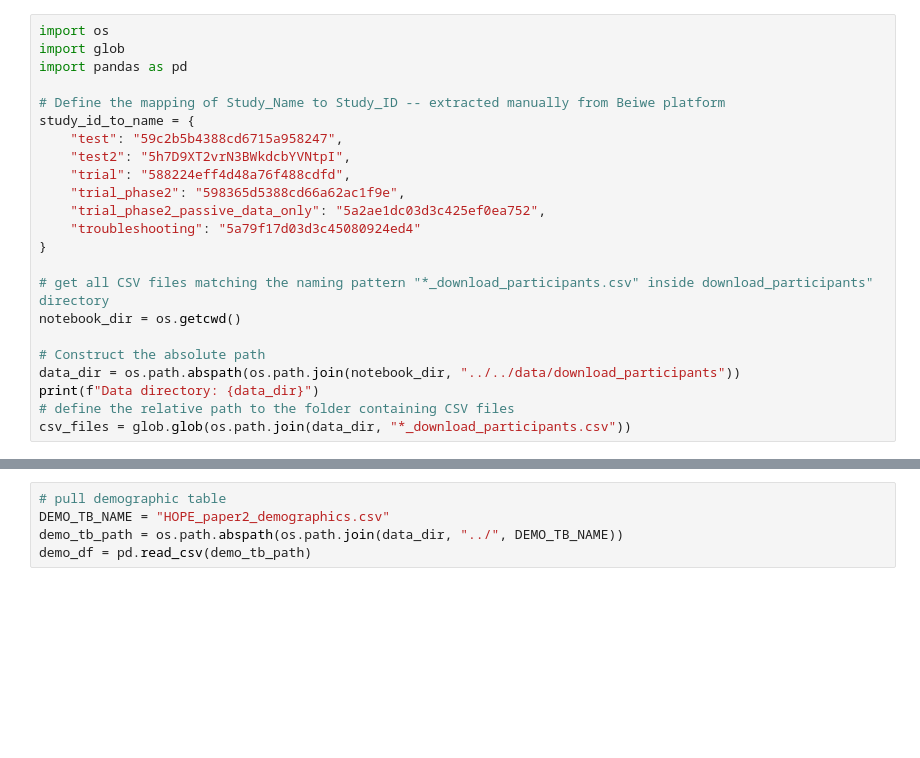
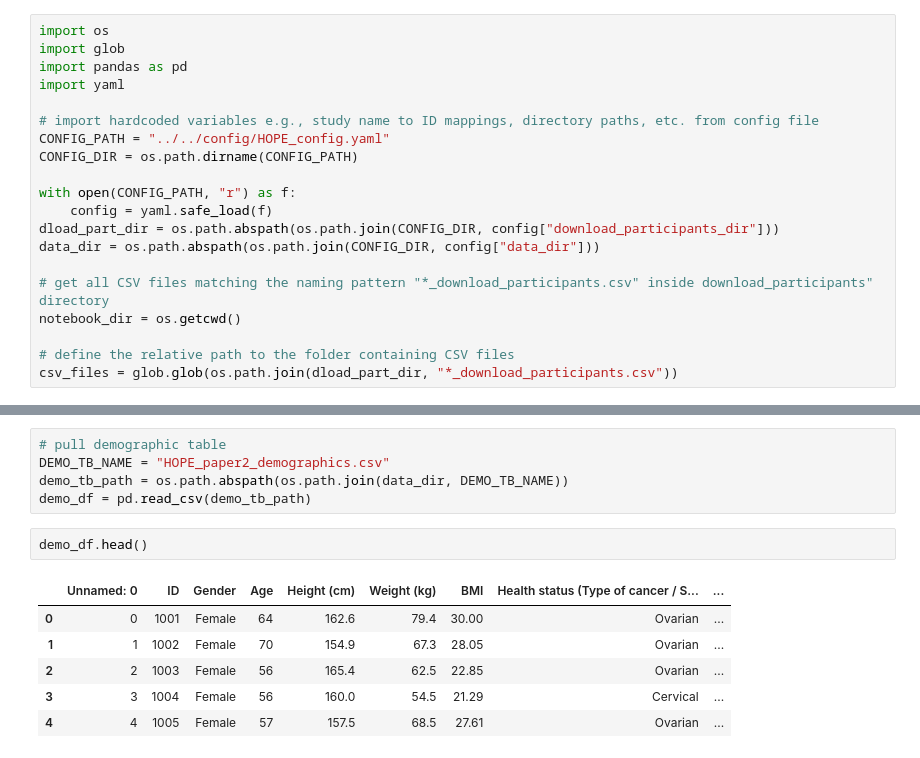
Before and after one commit to elizabethyoo/beiwe, a Jupyter notebook: code/forest_mano/0_beiwe-ids_to_studies.ipynb, the cells around one changed output, grey strips where cells are left out. Drawn from its saved outputs; the diff is of its cells as text; blank space fills up the shorter version.

```diff
--- a/code/forest_mano/0_beiwe-ids_to_studies.ipynb
+++ b/code/forest_mano/0_beiwe-ids_to_studies.ipynb
@@ -5,22 +6,19 @@ Why? need beiwe-id to study-id mapping in order to download data from the Beiwe
 import os
 import glob
 import pandas as pd
+import yaml
 
-# Define the mapping of Study_Name to Study_ID -- extracted manually from Beiwe platform
-study_id_to_name = {
-    "test": "59c2b5b4388cd6715a958247",
-    "test2": "5h7D9XT2vrN3BWkdcbYVNtpI",
-    "trial": "588224eff4d48a76f488cdfd",
-    "trial_phase2": "598365d5388cd66a62ac1f9e",
-    "trial_phase2_passive_data_only": "5a2ae1dc03d3c425ef0ea752",
-    "troubleshooting": "5a79f17d03d3c45080924ed4"
-}
+# import hardcoded variables e.g., study name to ID mappings, directory paths, etc. from config file
+CONFIG_PATH = "../../config/HOPE_config.yaml"
+CONFIG_DIR = os.path.dirname(CONFIG_PATH)
+
+with open(CONFIG_PATH, "r") as f:
+    config = yaml.safe_load(f)
+dload_part_dir = os.path.abspath(os.path.join(CONFIG_DIR, config["download_participants_dir"]))
+data_dir = os.path.abspath(os.path.join(CONFIG_DIR, config["data_dir"]))
 
 # get all CSV files matching the naming pattern "*_download_participants.csv" inside download_participants" directory
 notebook_dir = os.getcwd()
 
-# Construct the absolute path
-data_dir = os.path.abspath(os.path.join(notebook_dir, "../../data/download_participants"))
-print(f"Data directory: {data_dir}")
 # define the relative path to the folder containing CSV files
-csv_files = glob.glob(os.path.join(data_dir, "*_download_participants.csv"))
+csv_files = glob.glob(os.path.join(dload_part_dir, "*_download_participants.csv"))
@@ -87,6 +172,15 @@ combined_df.rename(columns={"Patient ID": "Beiwe_ID"}, inplace=True)
 # %%
 # pull demographic table
 DEMO_TB_NAME = "HOPE_paper2_demographics.csv"
-demo_tb_path = os.path.abspath(os.path.join(data_dir, "../", DEMO_TB_NAME))
+demo_tb_path = os.path.abspath(os.path.join(data_dir, DEMO_TB_NAME))
 demo_df = pd.read_csv(demo_tb_path)
+# %%
+demo_df.head()
+# %% [output]
+|  | Unnamed: 0 | ID | Gender | Age | Height (cm) | Weight (kg) | BMI | Health status (Type of cancer / S... | ... |
+| 0 | 0 | 1001 | Female | 64 | 162.6 | 79.4 | 30.00 | Ovarian | ... |
+| 1 | 1 | 1002 | Female | 70 | 154.9 | 67.3 | 28.05 | Ovarian | ... |
+| 2 | 2 | 1003 | Female | 56 | 165.4 | 62.5 | 22.85 | Ovarian | ... |
+| 3 | 3 | 1004 | Female | 56 | 160.0 | 54.5 | 21.29 | Cervical | ... |
+| 4 | 4 | 1005 | Female | 57 | 157.5 | 68.5 | 27.61 | Ovarian | ... |
 # %%
```
Also changed, not shown: parts of 16 cells of this notebook, 32 other files.
